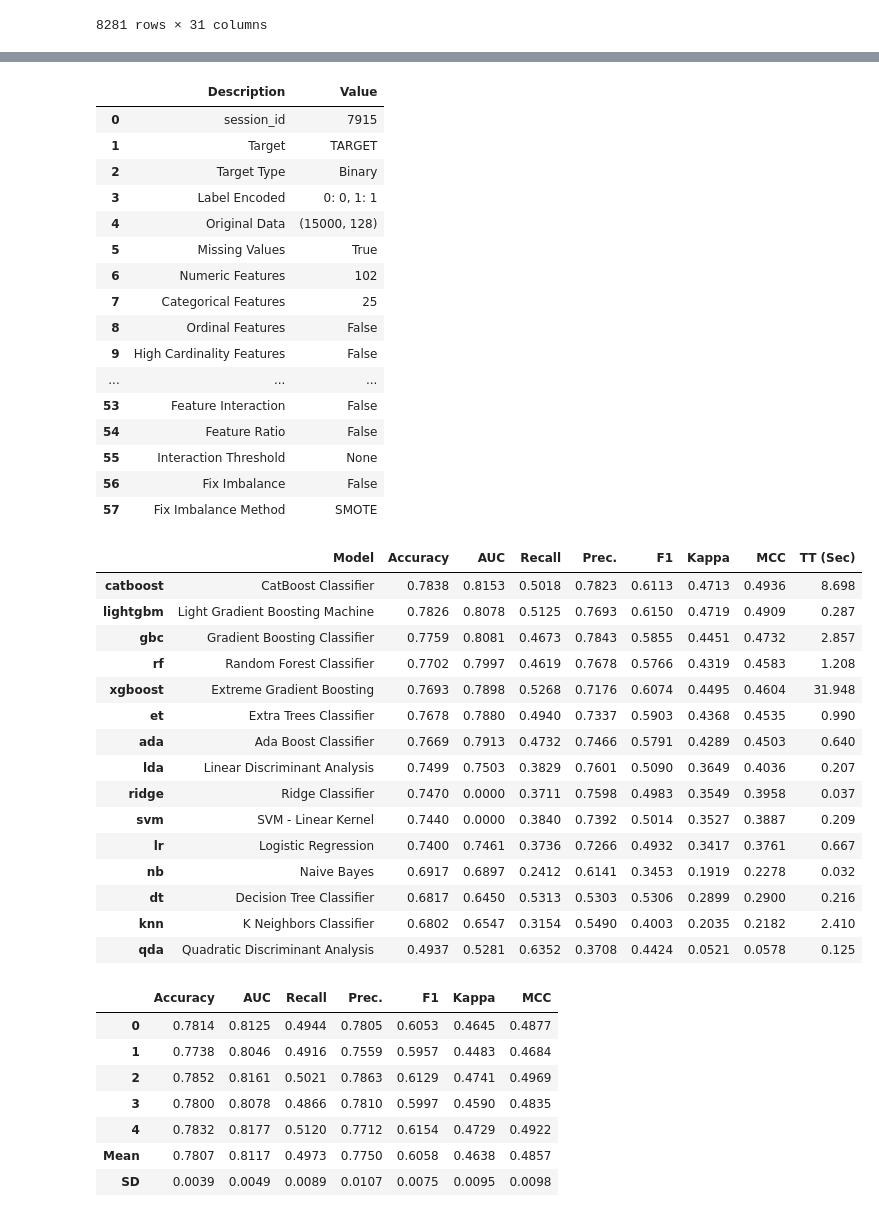
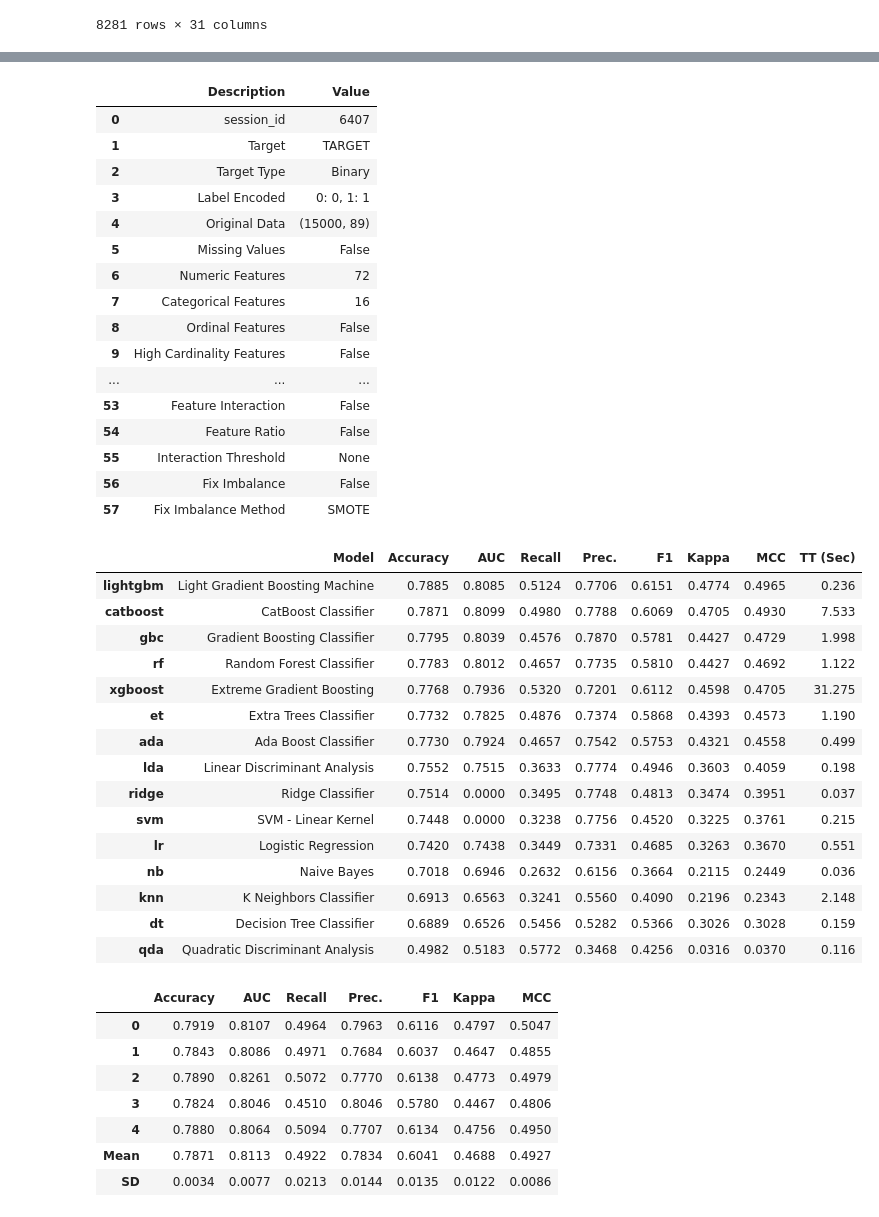
Before and after one commit to chojaeyoon/404, a Jupyter notebook: Auto_ML_with_EDA_data.ipynb, the cells around one changed output, grey strips where cells are left out. Cells and saved outputs as stored; diff of their text form; code cells hidden in the pictures.

```diff
--- a/Auto_ML_with_EDA_data.ipynb
+++ b/Auto_ML_with_EDA_data.ipynb
@@ -209,15 +263,15 @@ testset2.set_index('index', inplace = True)
 # %%
-clf = setup(data = trainset2, target = 'TARGET')
+clf = setup(data = trainset3_2, target = 'TARGET')
 # %% [output]
 |  | Description | Value |
-| 0 | session_id | 7915 |
+| 0 | session_id | 6407 |
 | 1 | Target | TARGET |
 | 2 | Target Type | Binary |
 | 3 | Label Encoded | 0: 0, 1: 1 |
-| 4 | Original Data | (15000, 128) |
-| 5 | Missing Values | True |
-| 6 | Numeric Features | 102 |
-| 7 | Categorical Features | 25 |
+| 4 | Original Data | (15000, 89) |
+| 5 | Missing Values | False |
+| 6 | Numeric Features | 72 |
+| 7 | Categorical Features | 16 |
 | 8 | Ordinal Features | False |
 | 9 | High Cardinality Features | False |
 | ... | ... | ... |
@@ -227,35 +281,35 @@ clf = setup(data = trainset2, target = 'TARGET')
 | 56 | Fix Imbalance | False |
 | 57 | Fix Imbalance Method | SMOTE |
 # %%
-best_5 = compare_models(sort = 'Accuracy', n_select = 5)
+best_5 = compare_models(sort = 'Accuracy', n_select = 3)
 # %% [output]
 |  | Model | Accuracy | AUC | Recall | Prec. | F1 | Kappa | MCC | TT (Sec) |
-| catboost | CatBoost Classifier | 0.7838 | 0.8153 | 0.5018 | 0.7823 | 0.6113 | 0.4713 | 0.4936 | 8.698 |
-| lightgbm | Light Gradient Boosting Machine | 0.7826 | 0.8078 | 0.5125 | 0.7693 | 0.6150 | 0.4719 | 0.4909 | 0.287 |
-| gbc | Gradient Boosting Classifier | 0.7759 | 0.8081 | 0.4673 | 0.7843 | 0.5855 | 0.4451 | 0.4732 | 2.857 |
-| rf | Random Forest Classifier | 0.7702 | 0.7997 | 0.4619 | 0.7678 | 0.5766 | 0.4319 | 0.4583 | 1.208 |
-| xgboost | Extreme Gradient Boosting | 0.7693 | 0.7898 | 0.5268 | 0.7176 | 0.6074 | 0.4495 | 0.4604 | 31.948 |
-| et | Extra Trees Classifier | 0.7678 | 0.7880 | 0.4940 | 0.7337 | 0.5903 | 0.4368 | 0.4535 | 0.990 |
-| ada | Ada Boost Classifier | 0.7669 | 0.7913 | 0.4732 | 0.7466 | 0.5791 | 0.4289 | 0.4503 | 0.640 |
-| lda | Linear Discriminant Analysis | 0.7499 | 0.7503 | 0.3829 | 0.7601 | 0.5090 | 0.3649 | 0.4036 | 0.207 |
-| ridge | Ridge Classifier | 0.7470 | 0.0000 | 0.3711 | 0.7598 | 0.4983 | 0.3549 | 0.3958 | 0.037 |
-| svm | SVM - Linear Kernel | 0.7440 | 0.0000 | 0.3840 | 0.7392 | 0.5014 | 0.3527 | 0.3887 | 0.209 |
-| lr | Logistic Regression | 0.7400 | 0.7461 | 0.3736 | 0.7266 | 0.4932 | 0.3417 | 0.3761 | 0.667 |
-| nb | Naive Bayes | 0.6917 | 0.6897 | 0.2412 | 0.6141 | 0.3453 | 0.1919 | 0.2278 | 0.032 |
-| dt | Decision Tree Classifier | 0.6817 | 0.6450 | 0.5313 | 0.5303 | 0.5306 | 0.2899 | 0.2900 | 0.216 |
-| knn | K Neighbors Classifier | 0.6802 | 0.6547 | 0.3154 | 0.5490 | 0.4003 | 0.2035 | 0.2182 | 2.410 |
-| qda | Quadratic Discriminant Analysis | 0.4937 | 0.5281 | 0.6352 | 0.3708 | 0.4424 | 0.0521 | 0.0578 | 0.125 |
+| lightgbm | Light Gradient Boosting Machine | 0.7885 | 0.8085 | 0.5124 | 0.7706 | 0.6151 | 0.4774 | 0.4965 | 0.236 |
+| catboost | CatBoost Classifier | 0.7871 | 0.8099 | 0.4980 | 0.7788 | 0.6069 | 0.4705 | 0.4930 | 7.533 |
+| gbc | Gradient Boosting Classifier | 0.7795 | 0.8039 | 0.4576 | 0.7870 | 0.5781 | 0.4427 | 0.4729 | 1.998 |
+| rf | Random Forest Classifier | 0.7783 | 0.8012 | 0.4657 | 0.7735 | 0.5810 | 0.4427 | 0.4692 | 1.122 |
+| xgboost | Extreme Gradient Boosting | 0.7768 | 0.7936 | 0.5320 | 0.7201 | 0.6112 | 0.4598 | 0.4705 | 31.275 |
+| et | Extra Trees Classifier | 0.7732 | 0.7825 | 0.4876 | 0.7374 | 0.5868 | 0.4393 | 0.4573 | 1.190 |
+| ada | Ada Boost Classifier | 0.7730 | 0.7924 | 0.4657 | 0.7542 | 0.5753 | 0.4321 | 0.4558 | 0.499 |
+| lda | Linear Discriminant Analysis | 0.7552 | 0.7515 | 0.3633 | 0.7774 | 0.4946 | 0.3603 | 0.4059 | 0.198 |
+| ridge | Ridge Classifier | 0.7514 | 0.0000 | 0.3495 | 0.7748 | 0.4813 | 0.3474 | 0.3951 | 0.037 |
+| svm | SVM - Linear Kernel | 0.7448 | 0.0000 | 0.3238 | 0.7756 | 0.4520 | 0.3225 | 0.3761 | 0.215 |
+| lr | Logistic Regression | 0.7420 | 0.7438 | 0.3449 | 0.7331 | 0.4685 | 0.3263 | 0.3670 | 0.551 |
+| nb | Naive Bayes | 0.7018 | 0.6946 | 0.2632 | 0.6156 | 0.3664 | 0.2115 | 0.2449 | 0.036 |
+| knn | K Neighbors Classifier | 0.6913 | 0.6563 | 0.3241 | 0.5560 | 0.4090 | 0.2196 | 0.2343 | 2.148 |
+| dt | Decision Tree Classifier | 0.6889 | 0.6526 | 0.5456 | 0.5282 | 0.5366 | 0.3026 | 0.3028 | 0.159 |
+| qda | Quadratic Discriminant Analysis | 0.4982 | 0.5183 | 0.5772 | 0.3468 | 0.4256 | 0.0316 | 0.0370 | 0.116 |
 # %%
 blended = blend_models(estimator_list = best_5, fold = 5, method = 'soft')
 # %% [output]
 |  | Accuracy | AUC | Recall | Prec. | F1 | Kappa | MCC |
-| 0 | 0.7814 | 0.8125 | 0.4944 | 0.7805 | 0.6053 | 0.4645 | 0.4877 |
-| 1 | 0.7738 | 0.8046 | 0.4916 | 0.7559 | 0.5957 | 0.4483 | 0.4684 |
-| 2 | 0.7852 | 0.8161 | 0.5021 | 0.7863 | 0.6129 | 0.4741 | 0.4969 |
-| 3 | 0.7800 | 0.8078 | 0.4866 | 0.7810 | 0.5997 | 0.4590 | 0.4835 |
-| 4 | 0.7832 | 0.8177 | 0.5120 | 0.7712 | 0.6154 | 0.4729 | 0.4922 |
-| Mean | 0.7807 | 0.8117 | 0.4973 | 0.7750 | 0.6058 | 0.4638 | 0.4857 |
-| SD | 0.0039 | 0.0049 | 0.0089 | 0.0107 | 0.0075 | 0.0095 | 0.0098 |
+| 0 | 0.7919 | 0.8107 | 0.4964 | 0.7963 | 0.6116 | 0.4797 | 0.5047 |
+| 1 | 0.7843 | 0.8086 | 0.4971 | 0.7684 | 0.6037 | 0.4647 | 0.4855 |
+| 2 | 0.7890 | 0.8261 | 0.5072 | 0.7770 | 0.6138 | 0.4773 | 0.4979 |
+| 3 | 0.7824 | 0.8046 | 0.4510 | 0.8046 | 0.5780 | 0.4467 | 0.4806 |
+| 4 | 0.7880 | 0.8064 | 0.5094 | 0.7707 | 0.6134 | 0.4756 | 0.4950 |
+| Mean | 0.7871 | 0.8113 | 0.4922 | 0.7834 | 0.6041 | 0.4688 | 0.4927 |
+| SD | 0.0034 | 0.0077 | 0.0213 | 0.0144 | 0.0135 | 0.0122 | 0.0086 |
 # %%
 pred_holdout = predict_model(blended)
 # %% [output]
```
Also changed, not shown: parts of 19 cells of this notebook, 6 other files.
